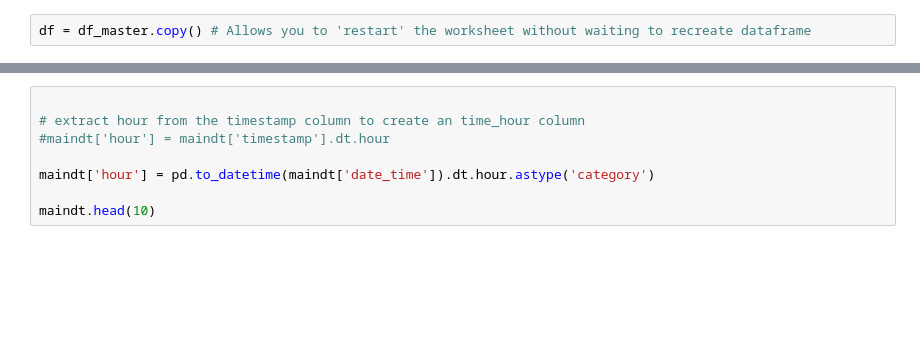
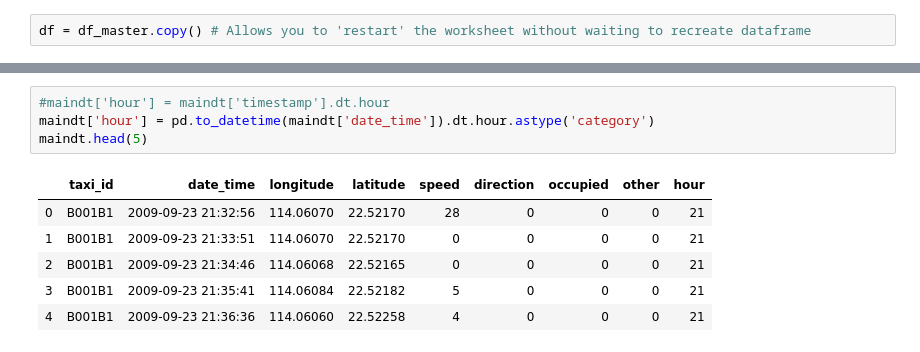
Before and after one commit to cybergis/cybergis-jupyter-notebook-repo, a Jupyter notebook: geospatial/Mobility_Analysis_shenzhen_taxi.ipynb, the cells around one changed output, grey strips where cells are left out. Drawn from its saved outputs; the diff is of its cells as text; blank space fills up the shorter version.

```diff
--- a/geospatial/Mobility_Analysis_shenzhen_taxi.ipynb
+++ b/geospatial/Mobility_Analysis_shenzhen_taxi.ipynb
@@ -180,8 +224,11 @@ create_image90()
 # %%
-
-# extract hour from the timestamp column to create an time_hour column
 #maindt['hour'] = maindt['timestamp'].dt.hour
-
 maindt['hour'] = pd.to_datetime(maindt['date_time']).dt.hour.astype('category')
-
-maindt.head(10)
+maindt.head(5)
+# %% [output]
+|  | taxi_id | date_time | longitude | latitude | speed | direction | occupied | other | hour |
+| 0 | B001B1 | 2009-09-23 21:32:56 | 114.06070 | 22.52170 | 28 | 0 | 0 | 0 | 21 |
+| 1 | B001B1 | 2009-09-23 21:33:51 | 114.06070 | 22.52170 | 0 | 0 | 0 | 0 | 21 |
+| 2 | B001B1 | 2009-09-23 21:34:46 | 114.06068 | 22.52165 | 0 | 0 | 0 | 0 | 21 |
+| 3 | B001B1 | 2009-09-23 21:35:41 | 114.06084 | 22.52182 | 5 | 0 | 0 | 0 | 21 |
+| 4 | B001B1 | 2009-09-23 21:36:36 | 114.06060 | 22.52258 | 4 | 0 | 0 | 0 | 21 |
```
Also changed, not shown: parts of 33 cells of this notebook.
